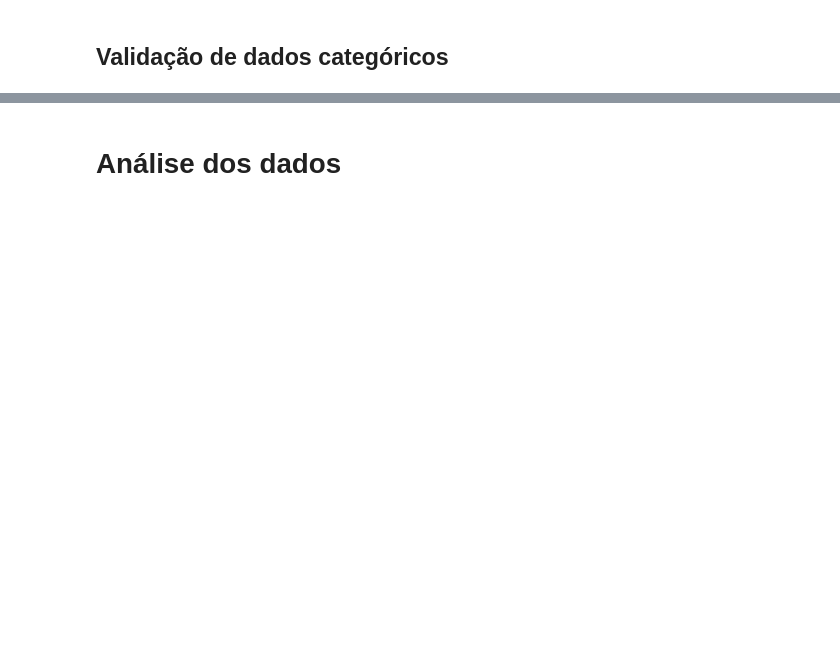
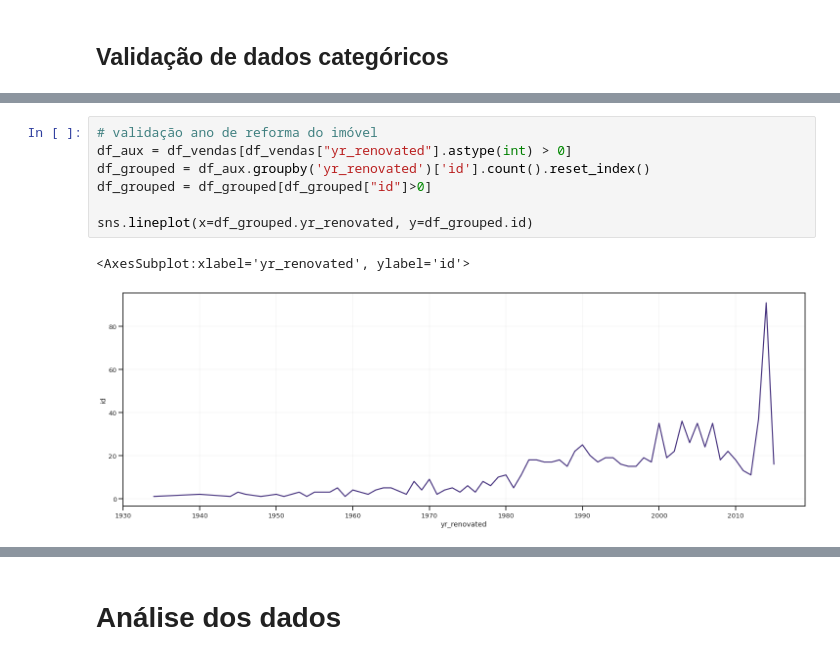
Before and after one commit to lauroPereira/mini-projeto-01, a Jupyter notebook: mini_projeto_01.ipynb, the cells around one changed output, grey strips where cells are left out. Saved outputs shown, nothing was run; the diff lists cells and outputs as text; blank space fills up the shorter version.

```diff
--- a/mini_projeto_01.ipynb
+++ b/mini_projeto_01.ipynb
@@ -400,0 +498,10 @@ df_vendas.select_dtypes('category').describe()
+# %%
+# validação ano de reforma do imóvel
+df_aux = df_vendas[df_vendas["yr_renovated"].astype(int) > 0]
+df_grouped = df_aux.groupby('yr_renovated')['id'].count().reset_index()
+df_grouped = df_grouped[df_grouped["id"]>0]
+
+sns.lineplot(x=df_grouped.yr_renovated, y=df_grouped.id)
+# %% [output]
+<AxesSubplot:xlabel='yr_renovated', ylabel='id'>
+[figure, added]
```
Also changed, not shown: parts of 31 cells of this notebook.
